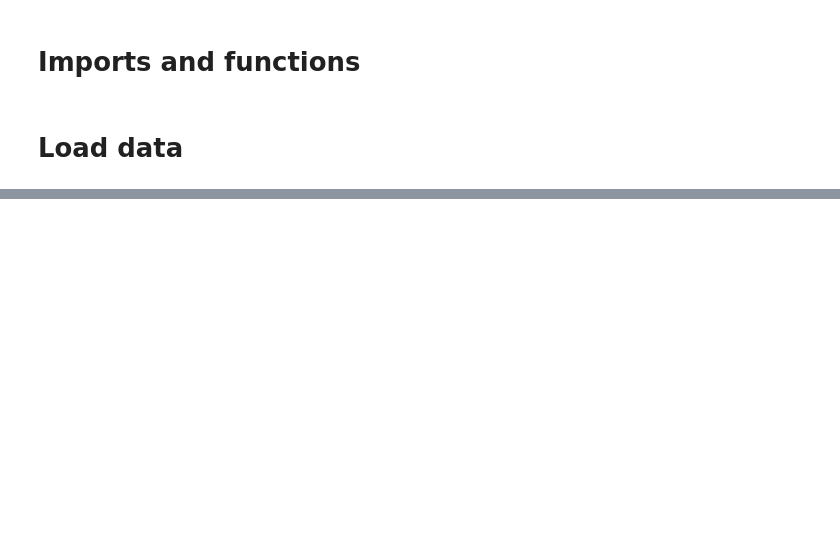
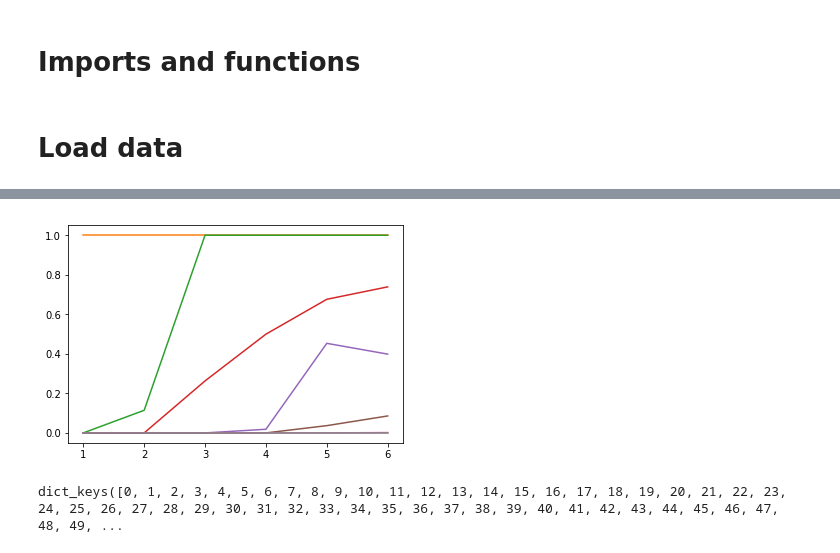
Before and after one commit to harmslab/notebooks-epistasis-ensembles, a Jupyter notebook: open_predictions/plot-open-walks.ipynb, the cells around one changed output, grey strips where cells are left out. Drawn from its saved outputs; the diff is of its cells as text; code cells hidden in the pictures; blank space fills up the shorter version.

Commit message:
calculating overlaps

```diff
--- a/open_predictions/plot-open-walks.ipynb
+++ b/open_predictions/plot-open-walks.ipynb
@@ -21,24 +13,27 @@ seq = edges0[0][0][0]
+# %%
+def overlap(p,q):
+    """Calculates the difference in overlap."""
+    return np.array(abs(p - q)).sum() / (p.sum() + q.sum())
 # %%
-def top_path(G):
-    # Find center of G
-    source = get_source_node(G)
+def top_path(G, source):
     # Find moves away from center
     rings = ring_levels(G, source)
     # Get further derived sequences
-    try:
-        ends = rings[6] # only 6 moves away
+    for i in range(7):
+        if len(rings[i]) != 0:
+            furthest = i
+    ends = rings[furthest] # only 6 moves away
 
-        # Build a dictionary of node flux to
-        options = dict([(end, G.node[end]['flux']) for end in ends])
+    # Build a dictionary of node flux to
+    options = dict([(end, G.node[end]['flux']) for end in ends])
 
-        sequences = np.array(list(options.keys()))
-        fluxes = np.array(list(options.values()))
+    sequences = np.array(list(options.keys()))
+    fluxes = np.array(list(options.values()))
 
-        # Find the highest flux sequence
-        most_probable_node = np.argmax(fluxes)
-        max_seq = sequences[most_probable_node]
+    # Find the highest flux sequence
+    most_probable_node = np.argmax(fluxes)
 
-        # Return that sequence
-        return (source, max_seq)
-    except:
-        return None
+    max_seq = sequences[most_probable_node]
+
+    # Return that sequence
+    return (source, max_seq)
@@ -138,0 +340,11 @@ def epistasis_between_pair(pair, target):
+# %%
+fig, ax = plt.subplots()
+for nsteps, lines in overlaps.items():
+    for line in lines:
+        ax.plot(range(1,7), line, color="C"+str(nsteps))
+# %% [output]
+[figure, added]
+# %%
+gpms.keys()
+# %% [output]
+dict_keys([0, 1, 2, 3, 4, 5, 6, 7, 8, 9, 10, 11, 12, 13, 14, 15, 16, 17, 18, 19, 20, 21, 22, 23, 24, 25, 26, 27, 28, 29, 30, 31, 32, 33, 34, 35, 36, 37, 38, 39, 40, 41, 42, 43, 44, 45, 46, 47, 48, 49, ...
```
Also changed, not shown: parts of 11 cells of this notebook, 1 other file.
